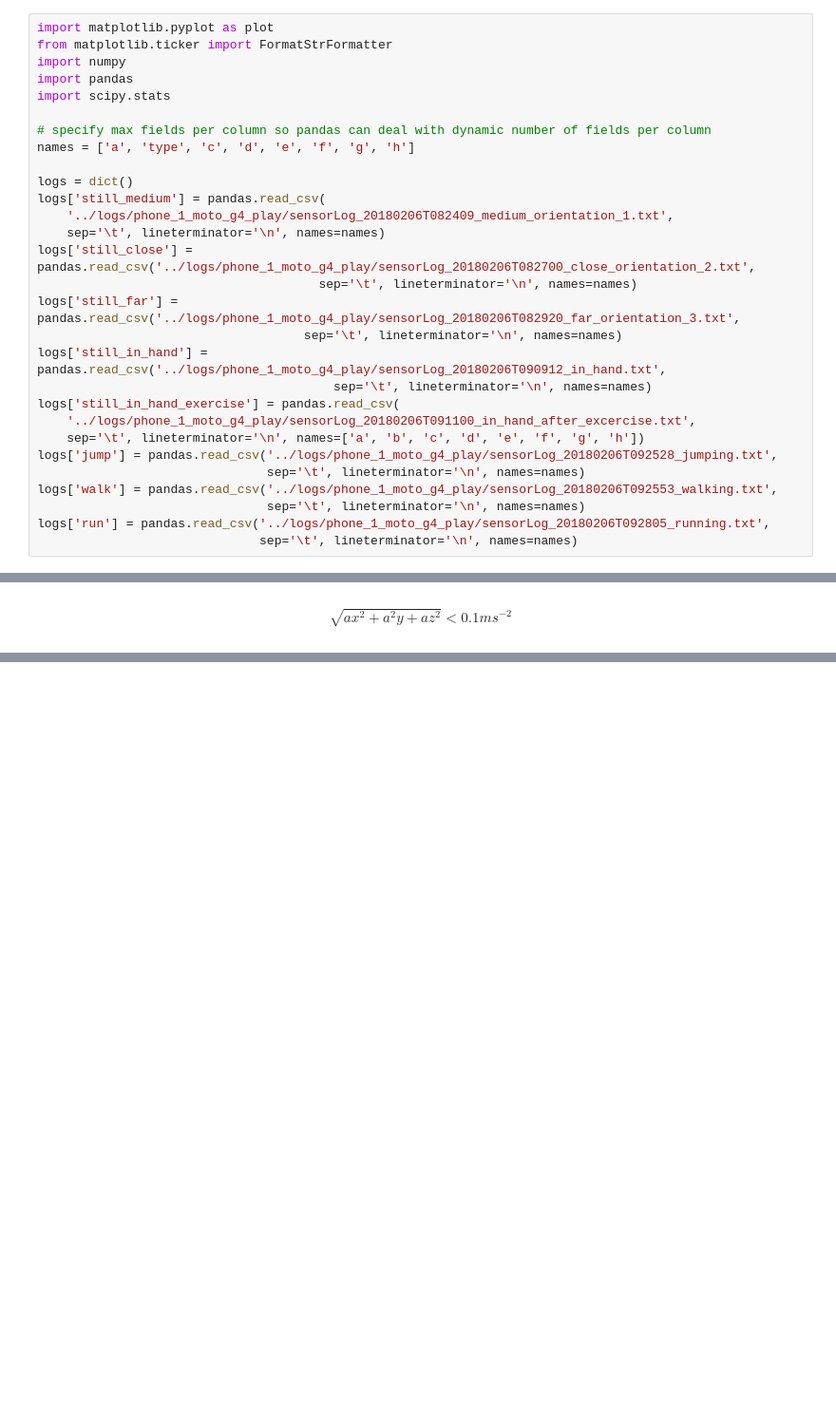
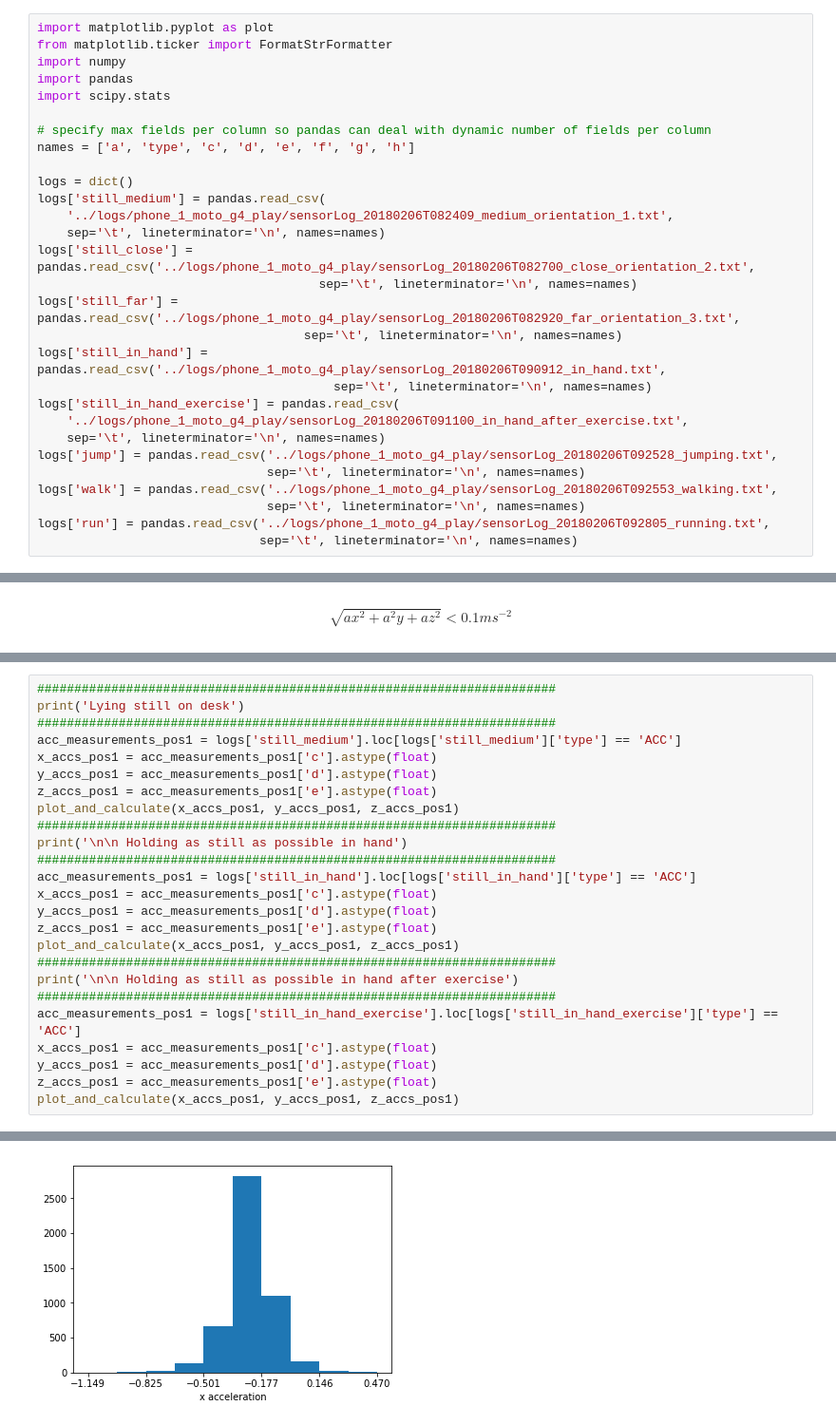
Before and after one commit to TimKam/phone-sensors, a Jupyter notebook: analyses/Analyses.ipynb, the cells around one changed output, grey strips where cells are left out. Shown: that part at 95% size. Drawn from its saved outputs; the diff is of its cells as text; blank space fills up the shorter version.

```diff
--- a/analyses/Analyses.ipynb
+++ b/analyses/Analyses.ipynb
@@ -53,8 +53,8 @@ logs['still_far'] = pandas.read_csv('../logs/phone_1_moto_g4_play/sensorLog_2018
 logs['still_in_hand'] = pandas.read_csv('../logs/phone_1_moto_g4_play/sensorLog_20180206T090912_in_hand.txt',
                                         sep='\t', lineterminator='\n', names=names)
 logs['still_in_hand_exercise'] = pandas.read_csv(
-    '../logs/phone_1_moto_g4_play/sensorLog_20180206T091100_in_hand_after_excercise.txt',
-    sep='\t', lineterminator='\n', names=['a', 'b', 'c', 'd', 'e', 'f', 'g', 'h'])
+    '../logs/phone_1_moto_g4_play/sensorLog_20180206T091100_in_hand_after_exercise.txt',
+    sep='\t', lineterminator='\n', names=names)
 logs['jump'] = pandas.read_csv('../logs/phone_1_moto_g4_play/sensorLog_20180206T092528_jumping.txt',
                                sep='\t', lineterminator='\n', names=names)
 logs['walk'] = pandas.read_csv('../logs/phone_1_moto_g4_play/sensorLog_20180206T092553_walking.txt',
@@ -413,0 +423,26 @@ After a couple of tests (simply throwing the phone into the air), the longest 'z
+# %%
+######################################################################
+print('Lying still on desk')
+######################################################################
+acc_measurements_pos1 = logs['still_medium'].loc[logs['still_medium']['type'] == 'ACC']
+x_accs_pos1 = acc_measurements_pos1['c'].astype(float)
+y_accs_pos1 = acc_measurements_pos1['d'].astype(float)
+z_accs_pos1 = acc_measurements_pos1['e'].astype(float)
+plot_and_calculate(x_accs_pos1, y_accs_pos1, z_accs_pos1)
+######################################################################
+print('\n\n Holding as still as possible in hand')
+######################################################################
+acc_measurements_pos1 = logs['still_in_hand'].loc[logs['still_in_hand']['type'] == 'ACC']
+x_accs_pos1 = acc_measurements_pos1['c'].astype(float)
+y_accs_pos1 = acc_measurements_pos1['d'].astype(float)
+z_accs_pos1 = acc_measurements_pos1['e'].astype(float)
+plot_and_calculate(x_accs_pos1, y_accs_pos1, z_accs_pos1)
+######################################################################
+print('\n\n Holding as still as possible in hand after exercise')
+######################################################################
+acc_measurements_pos1 = logs['still_in_hand_exercise'].loc[logs['still_in_hand_exercise']['type'] == 'ACC']
+x_accs_pos1 = acc_measurements_pos1['c'].astype(float)
+y_accs_pos1 = acc_measurements_pos1['d'].astype(float)
+z_accs_pos1 = acc_measurements_pos1['e'].astype(float)
+plot_and_calculate(x_accs_pos1, y_accs_pos1, z_accs_pos1)
+# %% [output]
@@ -413,0 +467 @@ After a couple of tests (simply throwing the phone into the air), the longest 'z
+[figure, added]
```
Also changed, not shown: parts of 10 cells of this notebook, 34 other files.
